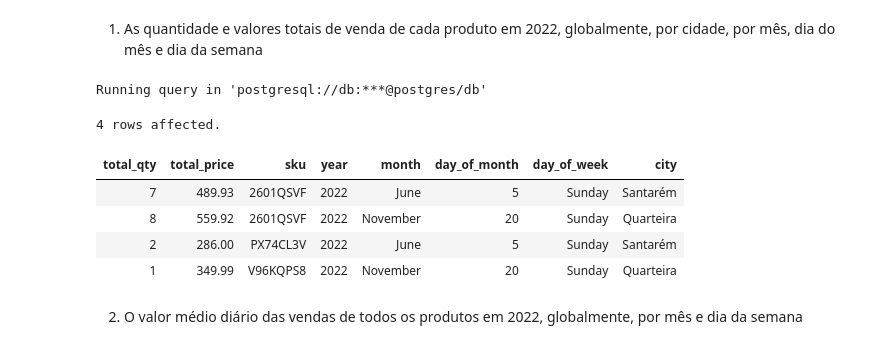
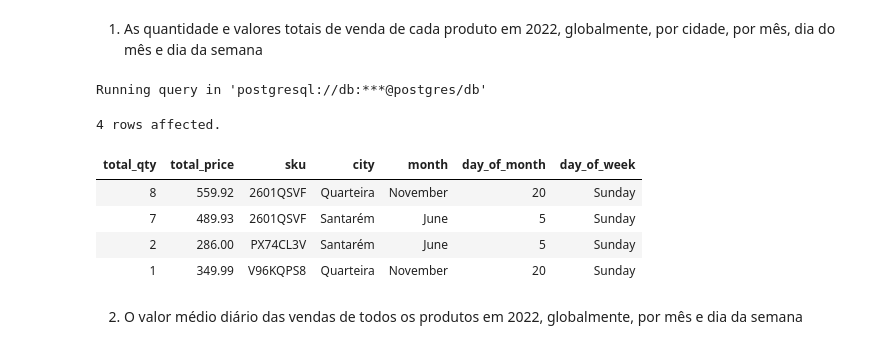
Before and after one commit to joaopr03/db_project, a Jupyter notebook: Entrega3/E3-report-19.ipynb, the cells around one changed output. Drawn from its saved outputs; the diff is of its cells as text; code cells hidden in the pictures.

```diff
--- a/Entrega3/E3-report-19.ipynb
+++ b/Entrega3/E3-report-19.ipynb
@@ -539,24 +528,23 @@ Usando a vista desenvolvida para a Questão 3, escreva duas consultas SQL que pe
 # %%
 %%sql
 SELECT SUM(qty) AS total_qty,
     SUM(total_price) AS total_price,
     sku,
-    year,
+    city,
     month,
     day_of_month,
-    day_of_week,
-    city
+    day_of_week
 FROM product_sales
 WHERE year = 2022
-GROUP BY SKU, year, month, day_of_month, day_of_week, city; --dia da semana parece redundante não sei se vale a pena
+GROUP BY sku, city, month, day_of_month, day_of_week;
 # %% [output]
 Running query in 'postgresql://db:***@postgres/db'
 4 rows affected.
-| total_qty | total_price | sku | year | month | day_of_month | day_of_week | city |
-| 7 | 489.93 | 2601QSVF | 2022 | June | 5 | Sunday | Santarém |
-| 8 | 559.92 | 2601QSVF | 2022 | November | 20 | Sunday | Quarteira |
-| 2 | 286.00 | PX74CL3V | 2022 | June | 5 | Sunday | Santarém |
-| 1 | 349.99 | V96KQPS8 | 2022 | November | 20 | Sunday | Quarteira |
+| total_qty | total_price | sku | city | month | day_of_month | day_of_week |
+| 8 | 559.92 | 2601QSVF | Quarteira | November | 20 | Sunday |
+| 7 | 489.93 | 2601QSVF | Santarém | June | 5 | Sunday |
+| 2 | 286.00 | PX74CL3V | Santarém | June | 5 | Sunday |
+| 1 | 349.99 | V96KQPS8 | Quarteira | November | 20 | Sunday |
 # %% [markdown]
 2. O valor médio diário das vendas de todos os produtos em 2022, globalmente, por mês e dia da semana
 # %%
```
Also changed, not shown: parts of 3 cells of this notebook.
